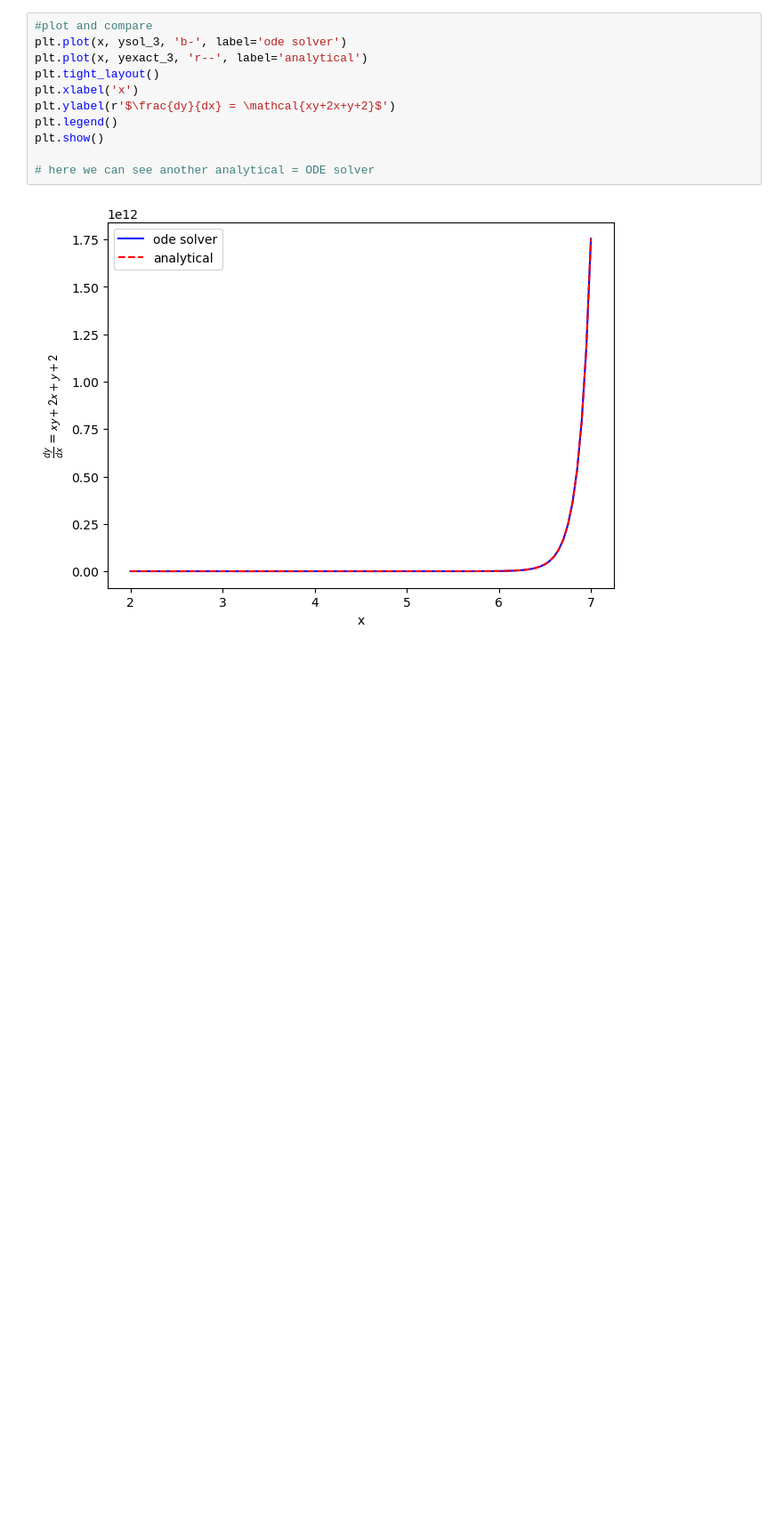
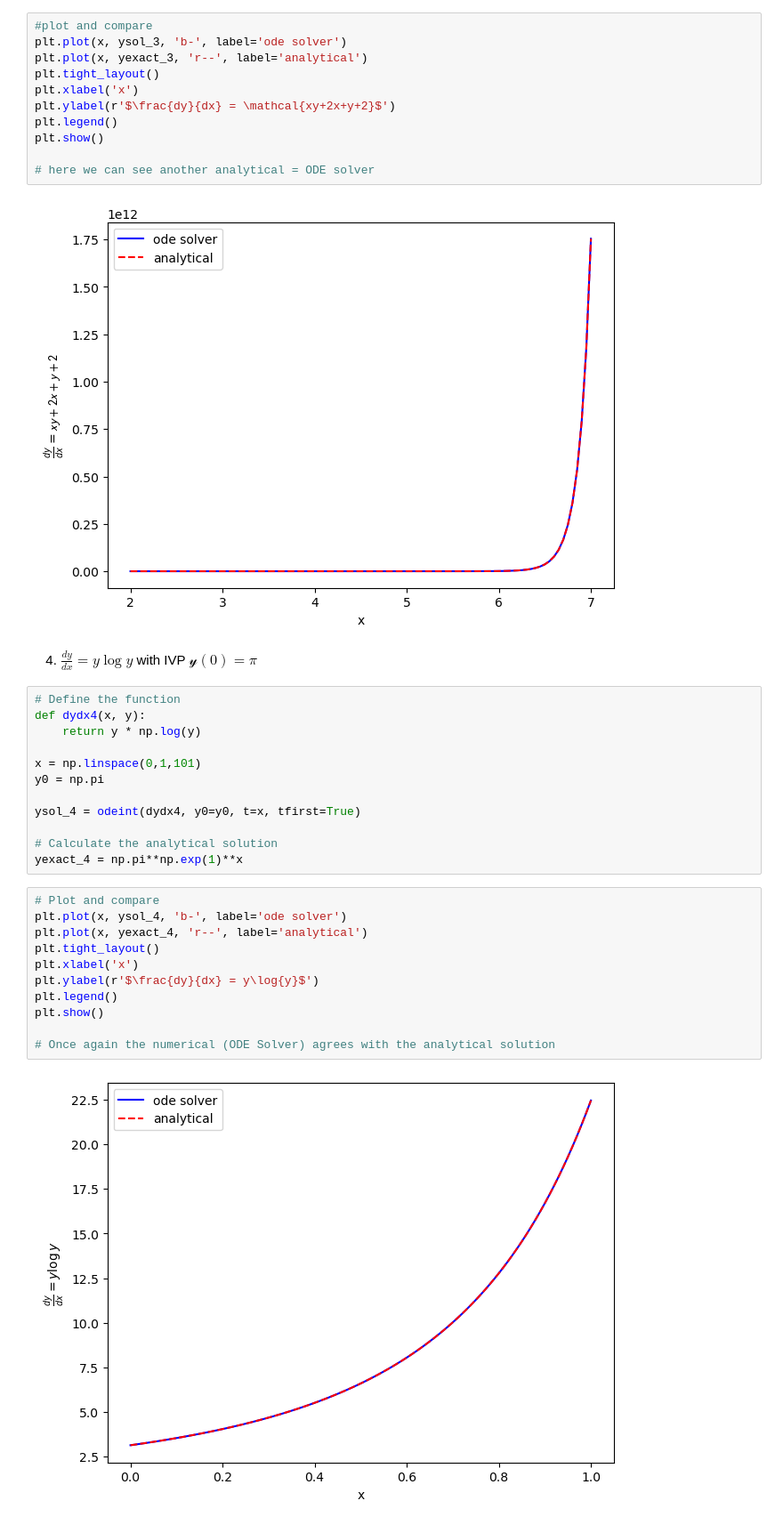
Before and after one commit to MuhammadUtoro/Numerical-Analysis, a Jupyter notebook: ODE_Practice_1.ipynb, the cells around one changed output. Shown at 89% size. Saved outputs shown, nothing was run; the diff lists cells and outputs as text; blank space fills up the shorter version.

```diff
--- a/ODE_Practice_1.ipynb
+++ b/ODE_Practice_1.ipynb
@@ -85,3 +86,30 @@ plt.show()
 # here we can see another analytical = ODE solver
 # %% [output]
 [figure]
+# %% [markdown]
+4. $\frac{dy}{dx} = y\log{y}$ with IVP $\mathcal{y(0) = \pi}$
+# %%
+# Define the function
+def dydx4(x, y):
+    return y * np.log(y)
+
+x = np.linspace(0,1,101)
+y0 = np.pi
+
+ysol_4 = odeint(dydx4, y0=y0, t=x, tfirst=True)
+
+# Calculate the analytical solution
+yexact_4 = np.pi**np.exp(1)**x
+# %%
+# Plot and compare
+plt.plot(x, ysol_4, 'b-', label='ode solver')
+plt.plot(x, yexact_4, 'r--', label='analytical')
+plt.tight_layout()
+plt.xlabel('x')
+plt.ylabel(r'$\frac{dy}{dx} = y\log{y}$')
+plt.legend()
+plt.show()
+
+# Once again the numerical (ODE Solver) agrees with the analytical solution
+# %% [output]
+[figure, added]
```
Also changed, not shown: parts of 8 cells of this notebook.
